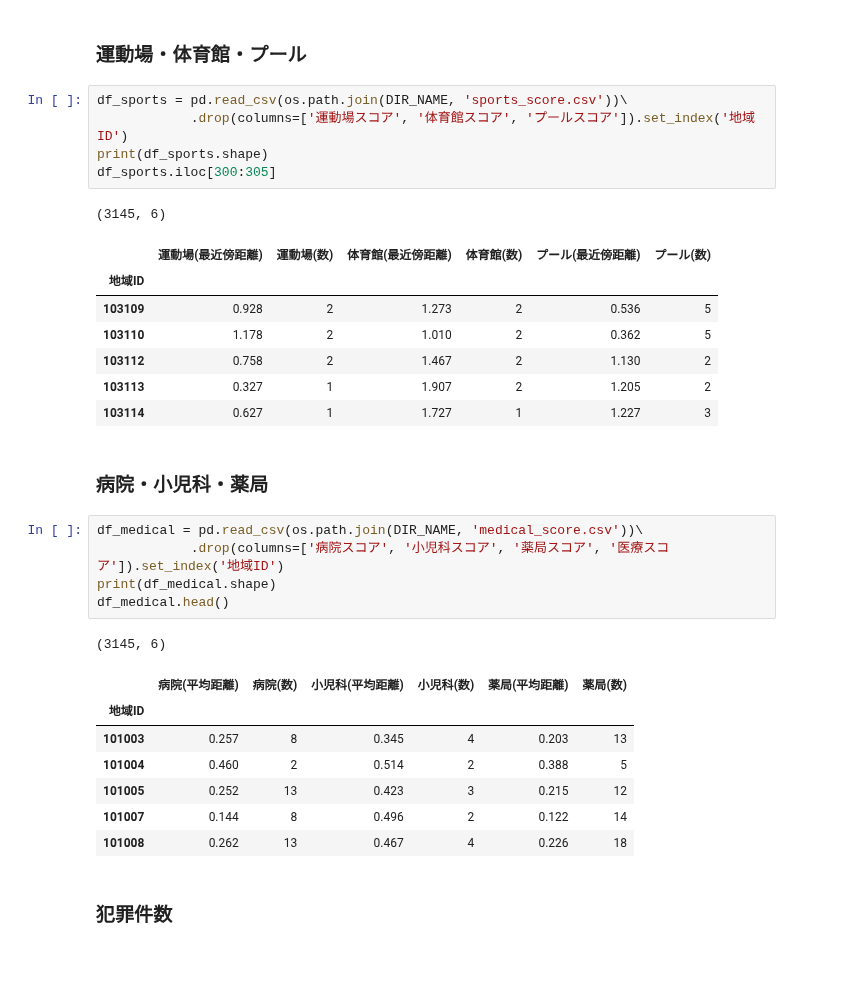
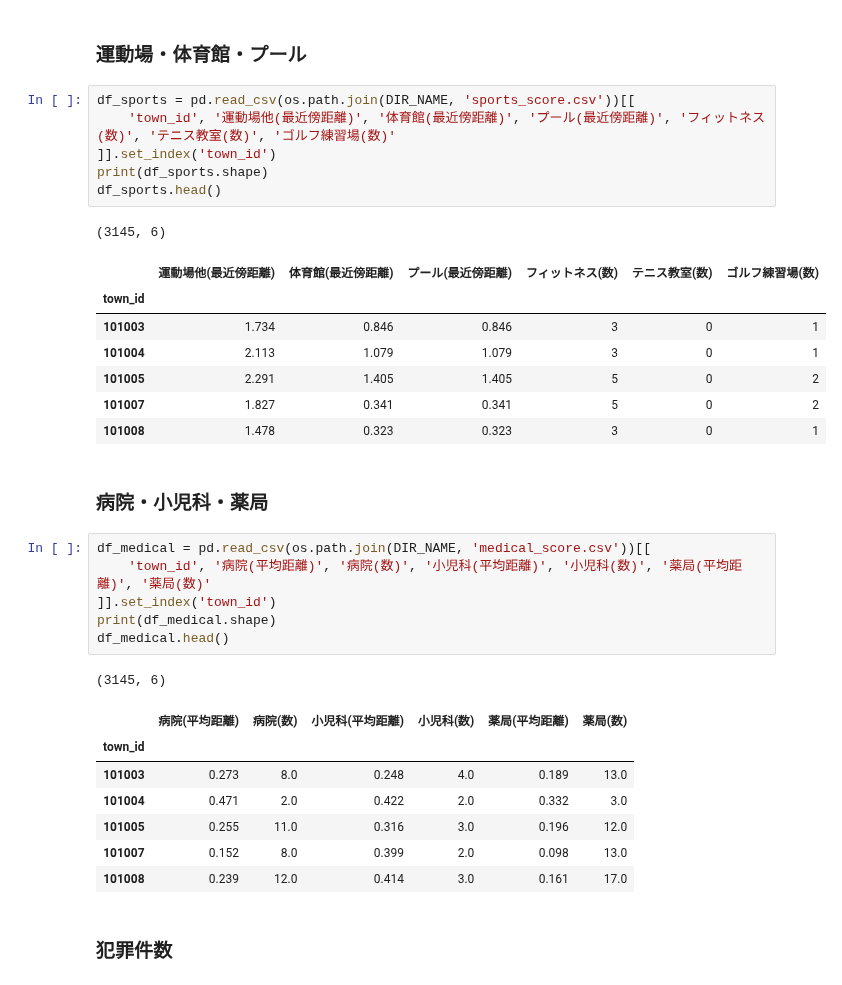
Before and after one commit to z-guard/analysis, a Jupyter notebook: notebooks/all_town_detail.ipynb, the cells around one changed output. Drawn from its saved outputs; the diff is of its cells as text.

```diff
--- a/notebooks/all_town_detail.ipynb
+++ b/notebooks/all_town_detail.ipynb
@@ -157,34 +183,36 @@ df_park.head()
 # %% [markdown]
 ### 運動場・体育館・プール
 # %%
-df_sports = pd.read_csv(os.path.join(DIR_NAME, 'sports_score.csv'))\
-            .drop(columns=['運動場スコア', '体育館スコア', 'プールスコア']).set_index('地域ID')
+df_sports = pd.read_csv(os.path.join(DIR_NAME, 'sports_score.csv'))[[
+    'town_id', '運動場他(最近傍距離)', '体育館(最近傍距離)', 'プール(最近傍距離)', 'フィットネス(数)', 'テニス教室(数)', 'ゴルフ練習場(数)'
+]].set_index('town_id')
 print(df_sports.shape)
-df_sports.iloc[300:305]
+df_sports.head()
 # %% [output]
 (3145, 6)
-|  | 運動場(最近傍距離) | 運動場(数) | 体育館(最近傍距離) | 体育館(数) | プール(最近傍距離) | プール(数) |
-| 地域ID |  |  |  |  |  |  |
-| 103109 | 0.928 | 2 | 1.273 | 2 | 0.536 | 5 |
-| 103110 | 1.178 | 2 | 1.010 | 2 | 0.362 | 5 |
-| 103112 | 0.758 | 2 | 1.467 | 2 | 1.130 | 2 |
-| 103113 | 0.327 | 1 | 1.907 | 2 | 1.205 | 2 |
-| 103114 | 0.627 | 1 | 1.727 | 1 | 1.227 | 3 |
+|  | 運動場他(最近傍距離) | 体育館(最近傍距離) | プール(最近傍距離) | フィットネス(数) | テニス教室(数) | ゴルフ練習場(数) |
+| town_id |  |  |  |  |  |  |
+| 101003 | 1.734 | 0.846 | 0.846 | 3 | 0 | 1 |
+| 101004 | 2.113 | 1.079 | 1.079 | 3 | 0 | 1 |
+| 101005 | 2.291 | 1.405 | 1.405 | 5 | 0 | 2 |
+| 101007 | 1.827 | 0.341 | 0.341 | 5 | 0 | 2 |
+| 101008 | 1.478 | 0.323 | 0.323 | 3 | 0 | 1 |
 # %% [markdown]
 ### 病院・小児科・薬局
 # %%
-df_medical = pd.read_csv(os.path.join(DIR_NAME, 'medical_score.csv'))\
-            .drop(columns=['病院スコア', '小児科スコア', '薬局スコア', '医療スコア']).set_index('地域ID')
+df_medical = pd.read_csv(os.path.join(DIR_NAME, 'medical_score.csv'))[[
+    'town_id', '病院(平均距離)', '病院(数)', '小児科(平均距離)', '小児科(数)', '薬局(平均距離)', '薬局(数)'
+]].set_index('town_id')
 print(df_medical.shape)
 df_medical.head()
 # %% [output]
 (3145, 6)
 |  | 病院(平均距離) | 病院(数) | 小児科(平均距離) | 小児科(数) | 薬局(平均距離) | 薬局(数) |
-| 地域ID |  |  |  |  |  |  |
-| 101003 | 0.257 | 8 | 0.345 | 4 | 0.203 | 13 |
-| 101004 | 0.460 | 2 | 0.514 | 2 | 0.388 | 5 |
-| 101005 | 0.252 | 13 | 0.423 | 3 | 0.215 | 12 |
-| 101007 | 0.144 | 8 | 0.496 | 2 | 0.122 | 14 |
-| 101008 | 0.262 | 13 | 0.467 | 4 | 0.226 | 18 |
+| town_id |  |  |  |  |  |  |
+| 101003 | 0.273 | 8.0 | 0.248 | 4.0 | 0.189 | 13.0 |
+| 101004 | 0.471 | 2.0 | 0.422 | 2.0 | 0.332 | 3.0 |
+| 101005 | 0.255 | 11.0 | 0.316 | 3.0 | 0.196 | 12.0 |
+| 101007 | 0.152 | 8.0 | 0.399 | 2.0 | 0.098 | 13.0 |
+| 101008 | 0.239 | 12.0 | 0.414 | 3.0 | 0.161 | 17.0 |
 # %% [markdown]
 ### 犯罪件数
```
Also changed, not shown: parts of 20 cells of this notebook.
